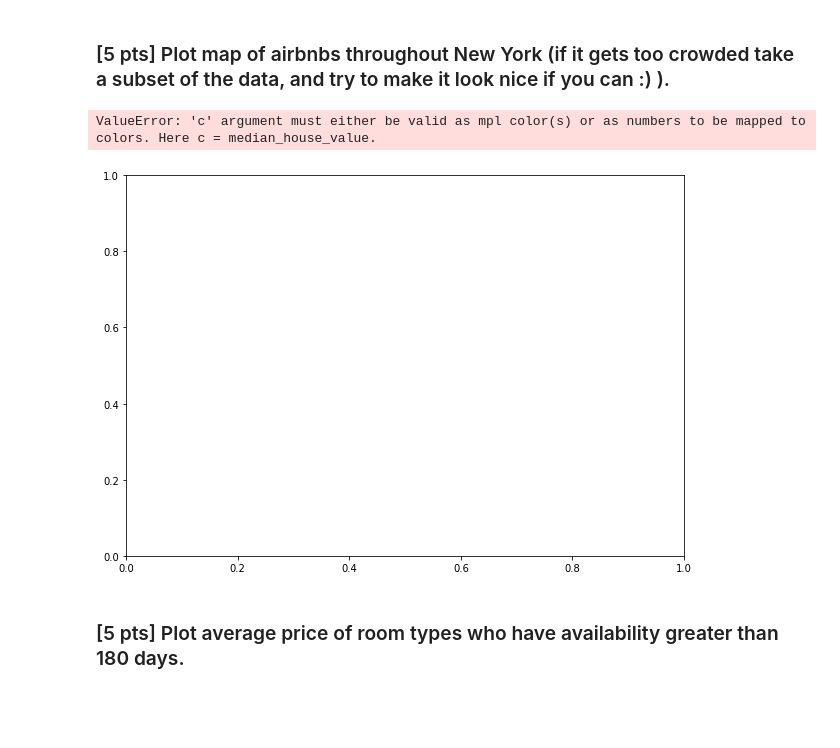
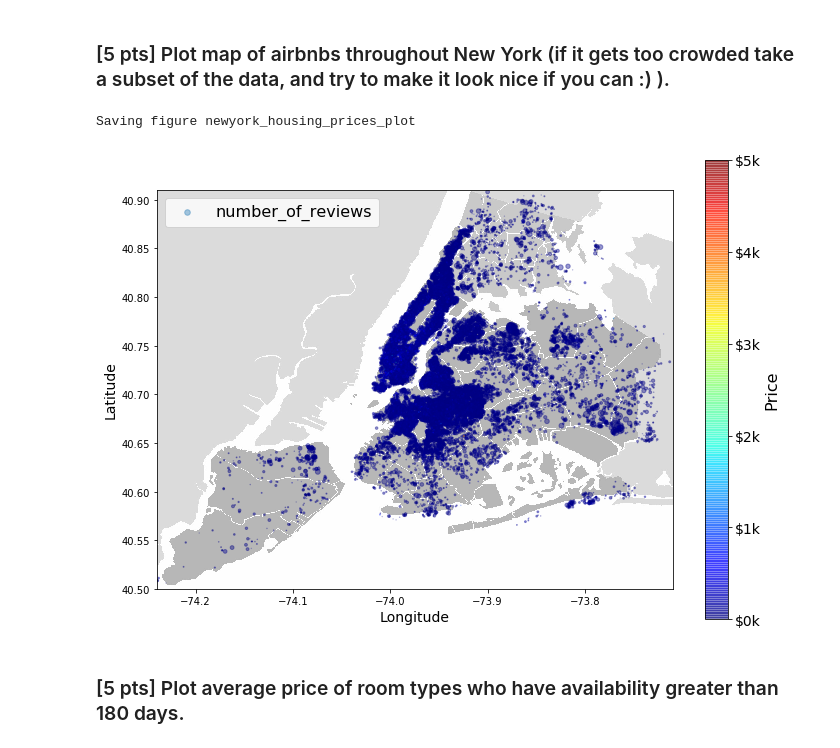
Before and after one commit to sdulaney/UCLA-CS-188-Data-Science-Fundamentals, a Jupyter notebook: proj1/Project_1/Intro-End2End.ipynb, the cells around one changed output. Saved outputs shown, nothing was run; the diff lists cells and outputs as text; code cells hidden in the pictures; blank space fills up the shorter version.

```diff
--- a/proj1/Project_1/Intro-End2End.ipynb
+++ b/proj1/Project_1/Intro-End2End.ipynb
@@ -620,42 +620,42 @@ plt.show()
 # %% [markdown]
 ### [5 pts] Plot map of airbnbs throughout New York (if it gets too crowded take a subset of the data, and try to make it look nice if you can :) ).
 # %%
-# A more interesting plot is to color code (heatmap) the dots
-# based on income. The code below achieves this
+# Color code (heatmap) the dots based on price
 
-# load an image of california
+# load an image of new york
 images_path = os.path.join('./', "images")
 os.makedirs(images_path, exist_ok=True)
-filename = "california.png"
+filename = "newyork.png"
 
 import matplotlib.image as mpimg
-california_img=mpimg.imread(os.path.join(images_path, filename))
-ax = housing.plot(kind="scatter", x="longitude", y="latitude", figsize=(10,7),
-                       s=housing['population']/100, label="Population",
-                       c="median_house_value", cmap=plt.get_cmap("jet"),
+newyork_img=mpimg.imread(os.path.join(images_path, filename))
+ax = airbnb.plot(kind="scatter", x="longitude", y="latitude", figsize=(10,7),
+                       s=airbnb["number_of_reviews"]/10, label="number_of_reviews",
+                       c="price", cmap=plt.get_cmap("jet"),
                        colorbar=False, alpha=0.4,
                       )
-# overlay the califronia map on the plotted scatter plot
+# overlay the new york map on the plotted scatter plot
 # note: plt.imshow still refers to the most recent figure
 # that hasn't been plotted yet.
-plt.imshow(california_img, extent=[-124.55, -113.80, 32.45, 42.05], alpha=0.5,
+plt.imshow(newyork_img, extent=[-74.24, -73.71, 40.50, 40.91]
+           , alpha=0.5,
            cmap=plt.get_cmap("jet"))
 plt.ylabel("Latitude", fontsize=14)
 plt.xlabel("Longitude", fontsize=14)
 
-# setting up heatmap colors based on median_house_value feature
-prices = housing["median_house_value"]
+# setting up heatmap colors based on price feature
+prices = airbnb["price"]
 tick_values = np.linspace(prices.min(), prices.max(), 11)
 cb = plt.colorbar()
 cb.ax.set_yticklabels(["$%dk"%(round(v/1000)) for v in tick_values], fontsize=14)
-cb.set_label('Median House Value', fontsize=16)
+cb.set_label('Price', fontsize=16)
 
 plt.legend(fontsize=16)
-save_fig("california_housing_prices_plot")
+save_fig("newyork_housing_prices_plot")
 plt.show()
 # %% [output]
-ValueError: 'c' argument must either be valid as mpl color(s) or as numbers to be mapped to colors. Here c = median_house_value.
+Saving figure newyork_housing_prices_plot
-[figure, old version]
+[figure, new version]
 # %% [markdown]
 ### [5 pts] Plot average price of room types who have availability greater than 180 days.
 # %%
```
Also changed, not shown: parts of 2 cells of this notebook, 3 other files.
